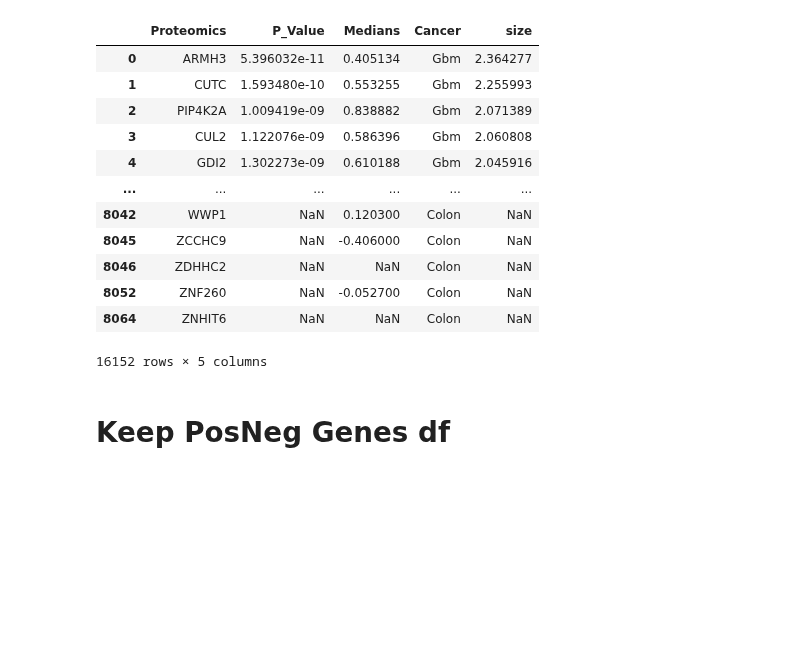
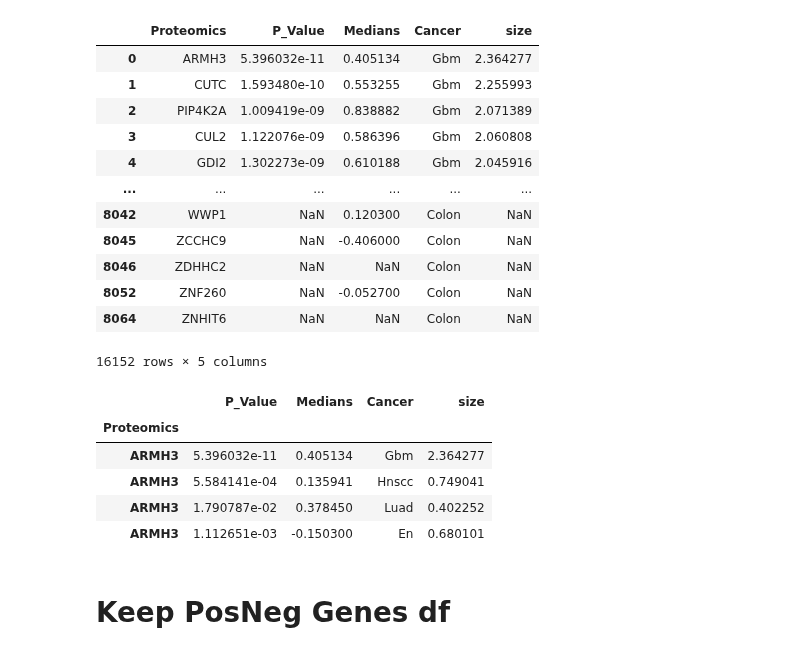
Before and after one commit to PayneLab/WhenMutationsDontMatter, a Jupyter notebook: PTEN/proteomics_all_proteins_pval_median_table.ipynb, the cells around one changed output. Drawn from its saved outputs; the diff is of its cells as text; code cells hidden in the pictures; blank space fills up the shorter version.

```diff
--- a/PTEN/proteomics_all_proteins_pval_median_table.ipynb
+++ b/PTEN/proteomics_all_proteins_pval_median_table.ipynb
@@ -171,17 +166,17 @@ Endo
 
 prot = endo.get_proteomics()
 p = list(prot.columns)
-len(p)
+print('# all proteins:',len(p))
 
-mut_type_gbm = endo.get_genotype_all_vars(gene)
+mut_type = endo.get_genotype_all_vars(gene)
 
 # merge cnv with genotype all mut type
 prot_and_mutations = endo.join_omics_to_mutations(
     mutations_genes = [gene], omics_df_name = 'proteomics', omics_genes = p)
 prot_and_mutations = prot_and_mutations[prot_and_mutations.Sample_Status == "Tumor"] # drop Normal samples
 ip_df = prot_and_mutations.iloc[:,:-4] #drop mutation, location cols
-mut_type_gbm = mut_type_gbm[['Mutation']]
-merged = ip_df.join(mut_type_gbm) # merge mutation col from function (includes cnv)
+mut_type = mut_type[['Mutation']]
+merged = ip_df.join(mut_type) # merge mutation col from function (includes cnv)
 
 # Keep two values to compare
 compare = ['Wildtype_Tumor','Nonsense_Mutation','Frame_Shift_Ins','Frame_Shift_Del']
@@ -956,6 +1066,16 @@ plot_df
 | 8052 | ZNF260 | NaN | -0.052700 | Colon | NaN |
 | 8064 | ZNHIT6 | NaN | NaN | Colon | NaN |
 16152 rows × 5 columns
+# %%
+# CHECK
+plot_df.loc[plot_df.index == 'ARMH3']
+# %% [output]
+|  | P_Value | Medians | Cancer | size |
+| Proteomics |  |  |  |  |
+| ARMH3 | 5.396032e-11 | 0.405134 | Gbm | 2.364277 |
+| ARMH3 | 5.584141e-04 | 0.135941 | Hnscc | 0.749041 |
+| ARMH3 | 1.790787e-02 | 0.378450 | Luad | 0.402252 |
+| ARMH3 | 1.112651e-03 | -0.150300 | En | 0.680101 |
 # %%
 plot_df.to_csv('heat_map_df.csv')
 # %% [markdown]
```
Also changed, not shown: parts of 15 cells of this notebook, 1 other file.
